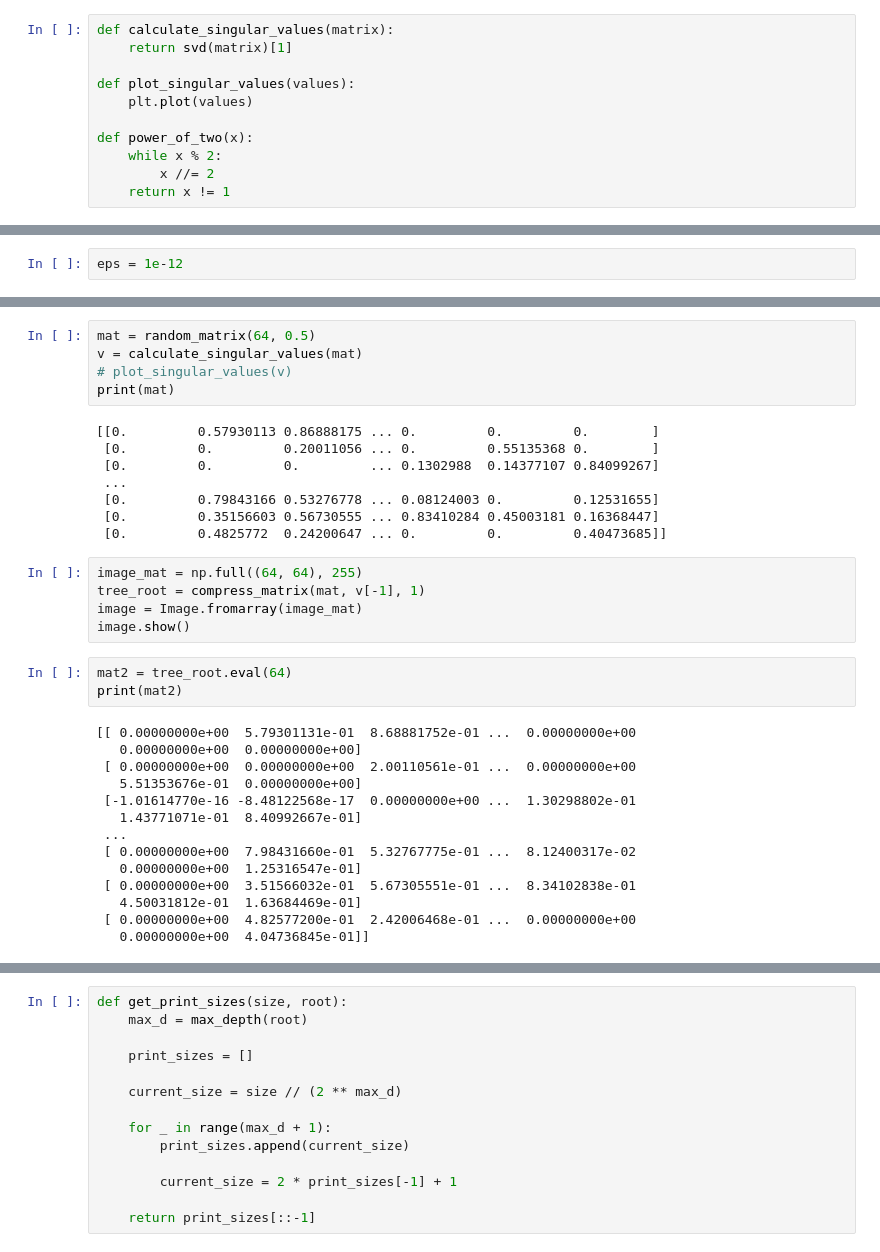
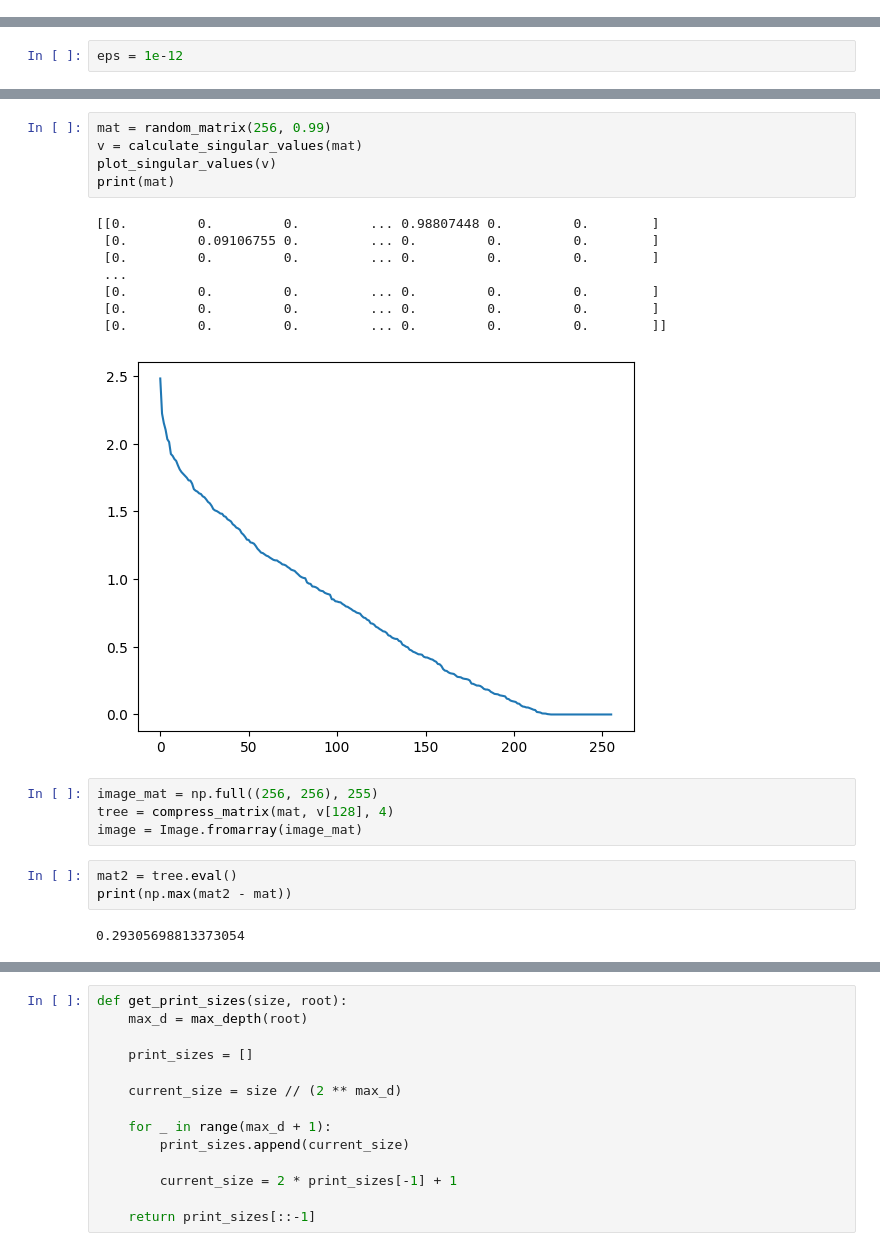
Before and after one commit to michal200292/Macierzowe, a Jupyter notebook: lab3/lab3.ipynb, the cells around one changed output, grey strips where cells are left out. Saved outputs shown, nothing was run; the diff lists cells and outputs as text.

```diff
--- a/lab3/lab3.ipynb
+++ b/lab3/lab3.ipynb
@@ -23,11 +11,0 @@ def truncated_svd(A, k):
-# %%
-def calculate_singular_values(matrix):
-    return svd(matrix)[1]
-
-def plot_singular_values(values):
-    plt.plot(values)
-
-def power_of_two(x):
-    while x % 2:
-        x //= 2
-    return x != 1
@@ -98,35 +17,23 @@ def compress_matrix(matrix, min_value, max_rank):
 # %%
-mat = random_matrix(64, 0.5)
+mat = random_matrix(256, 0.99)
 v = calculate_singular_values(mat)
-# plot_singular_values(v)
+plot_singular_values(v)
 print(mat)
 # %% [output]
-[[0.         0.57930113 0.86888175 ... 0.         0.         0.        ]
- [0.         0.         0.20011056 ... 0.         0.55135368 0.        ]
- [0.         0.         0.         ... 0.1302988  0.14377107 0.84099267]
+[[0.         0.         0.         ... 0.98807448 0.         0.        ]
+ [0.         0.09106755 0.         ... 0.         0.         0.        ]
+ [0.         0.         0.         ... 0.         0.         0.        ]
  ...
- [0.         0.79843166 0.53276778 ... 0.08124003 0.         0.12531655]
- [0.         0.35156603 0.56730555 ... 0.83410284 0.45003181 0.16368447]
- [0.         0.4825772  0.24200647 ... 0.         0.         0.40473685]]
+ [0.         0.         0.         ... 0.         0.         0.        ]
+ [0.         0.         0.         ... 0.         0.         0.        ]
+ [0.         0.         0.         ... 0.         0.         0.        ]]
+[figure, added]
 # %%
-image_mat = np.full((64, 64), 255)
-tree_root = compress_matrix(mat, v[-1], 1)
+image_mat = np.full((256, 256), 255)
+tree = compress_matrix(mat, v[128], 4)
 image = Image.fromarray(image_mat)
-image.show()
 # %%
-mat2 = tree_root.eval(64)
-print(mat2)
+mat2 = tree.eval()
+print(np.max(mat2 - mat))
 # %% [output]
-[[ 0.00000000e+00  5.79301131e-01  8.68881752e-01 ...  0.00000000e+00
-   0.00000000e+00  0.00000000e+00]
- [ 0.00000000e+00  0.00000000e+00  2.00110561e-01 ...  0.00000000e+00
-   5.51353676e-01  0.00000000e+00]
- [-1.01614770e-16 -8.48122568e-17  0.00000000e+00 ...  1.30298802e-01
-   1.43771071e-01  8.40992667e-01]
- ...
- [ 0.00000000e+00  7.98431660e-01  5.32767775e-01 ...  8.12400317e-02
-   0.00000000e+00  1.25316547e-01]
- [ 0.00000000e+00  3.51566032e-01  5.67305551e-01 ...  8.34102838e-01
-   4.50031812e-01  1.63684469e-01]
- [ 0.00000000e+00  4.82577200e-01  2.42006468e-01 ...  0.00000000e+00
-   0.00000000e+00  4.04736845e-01]]
+0.29305698813373054
```
Also changed, not shown: parts of 17 cells of this notebook, 2 other files.
